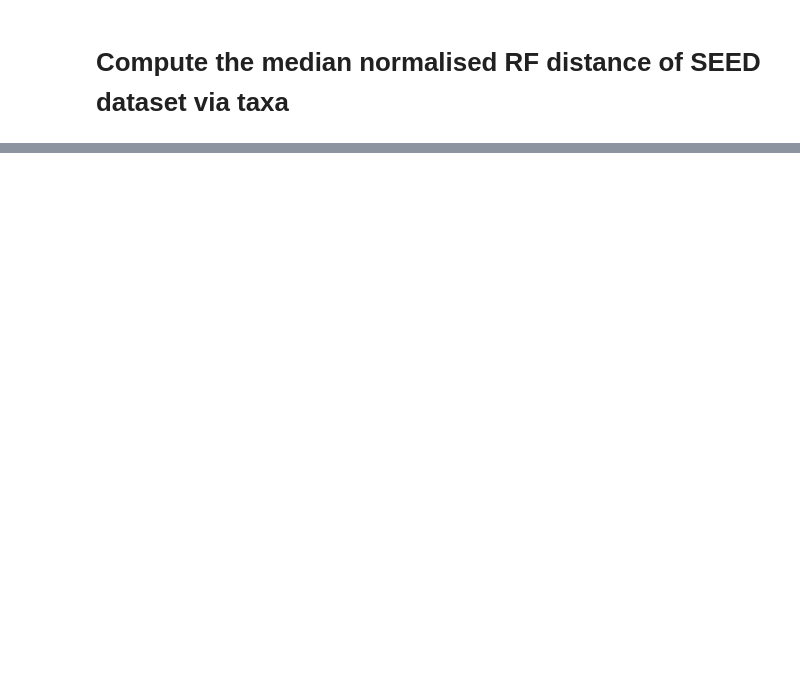
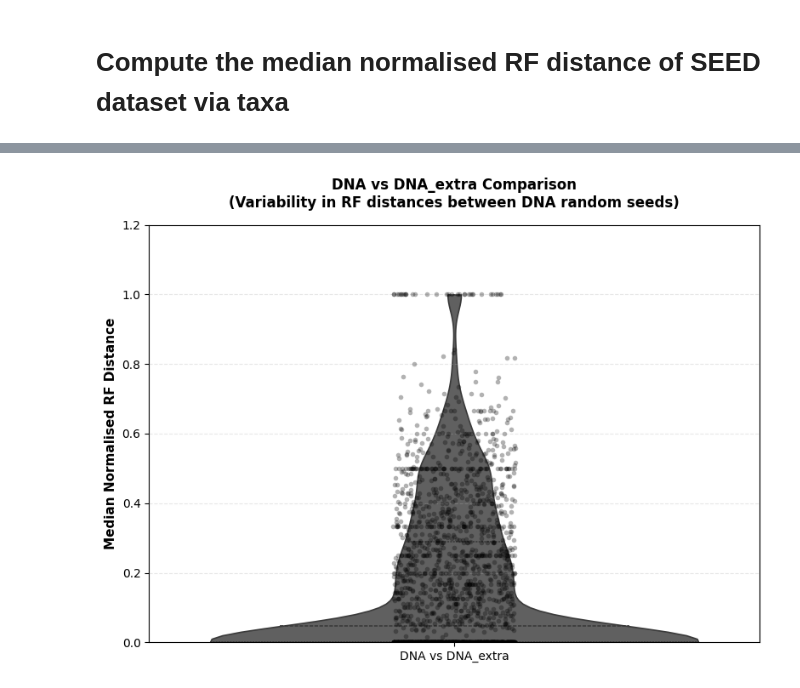
Before and after one commit to vannguyenh/RNAPhylo, a Jupyter notebook: scripts/analysis_scripts/RobinsonFould/RF_analysis_Normalisation_pVal/computePVal_SEED_UTest.ipynb, the cells around one changed output, grey strips where cells are left out. Cells and saved outputs as stored; diff of their text form; code cells hidden in the pictures; blank space fills up the shorter version.

```diff
--- a/scripts/analysis_scripts/RobinsonFould/RF_analysis_Normalisation_pVal/computePVal_SEED_UTest.ipynb
+++ b/scripts/analysis_scripts/RobinsonFould/RF_analysis_Normalisation_pVal/computePVal_SEED_UTest.ipynb
@@ -247,0 +660,82 @@ KeyError: 'OTHER_median_nRF'
+# %%
+#!/usr/bin/env python3
+"""
+Focused violin plot: DNA vs DNA_extra
+Shows variability in median RF distances between DNA and DNA_extra datasets
+(representing DNA trees inferred with different random seeds)
+"""
+
+import numpy as np
+import pandas as pd
+import seaborn as sns
+import matplotlib.pyplot as plt
+
+# ─── 1) EXTRACT DNA_EXTRA DATA ──────────────────────────────────────────────────
+df_dna_extra = seed_medians[
+    (seed_medians['Model'] == 'DNA_extra') &
+    (seed_medians['Category'] == 'DNA vs extra DNA')
+].copy()
+
+if len(df_dna_extra) == 0:
+    print("✗ ERROR: No DNA_extra data found. Check seed_medians dataframe.")
+else:
+    # ─── 2) PREPARE DATA FOR VIOLIN PLOT ────────────────────────────────────────
+    df_dna_extra['Group'] = 'DNA vs DNA_extra'
+
+    nrna = len(df_dna_extra)
+    n_mean = df_dna_extra['Median nRF'].mean()
+    n_median = df_dna_extra['Median nRF'].median()
+    n_std = df_dna_extra['Median nRF'].std()
+
+    # ─── 3) PLOT: VIOLIN + STRIP ───────────────────────────────────────────────
+    plt.figure(figsize=(8, 6))
+
+    sns.violinplot(
+        data=df_dna_extra,
+        x='Group',
+        y='Median nRF',
+        palette={'DNA vs DNA_extra': '#606060'},  # dark gray
+        cut=0,
+        inner='quartile',  # show median & IQR
+        linewidth=1.2
+    )
+
+    # Overlay individual RNA points
+    sns.stripplot(
+        data=df_dna_extra,
+        x='Group',
+        y='Median nRF',
+        color='black',
+        alpha=0.3,
+        size=4,
+        jitter=True
+    )
+
+    # ─── 4) LABELS & FORMATTING ────────────────────────────────────────────────
+    ymax = df_dna_extra['Median nRF'].max()
+    plt.ylim(0, ymax * 1.2)
+
+    plt.ylabel('Median Normalised RF Distance', fontsize=11, fontweight='bold')
+    plt.xlabel('')
+    plt.title('DNA vs DNA_extra Comparison\n(Variability in RF distances between DNA random seeds)',
+              fontsize=12, fontweight='bold', pad=15)
+    plt.grid(axis='y', alpha=0.3, linestyle='--')
+    plt.tight_layout()
+    plt.show()
+
+    # ─── 5) SUMMARY STATISTICS ────────────────────────────────────────────────
+    print("\n" + "="*70)
+    print("SUMMARY: DNA vs DNA_extra (RF Distance Variability)")
+    print("="*70)
+    print(f"N RNA families:        {nrna}")
+    print(f"Mean nRF:              {n_mean:.4f}")
+    print(f"Median nRF:            {n_median:.4f}")
+    print(f"Std Dev:               {n_std:.4f}")
+    print(f"Min:                   {df_dna_extra['Median nRF'].min():.4f}")
+    print(f"Max:                   {df_dna_extra['Median nRF'].max():.4f}")
+    print("="*70)
+    print("\nInterpretation:")
+    print("- This shows how much tree topologies vary between random seeds")
+    print("- High median nRF → significant seed-induced variation in DNA trees")
+    print("- Low median nRF → DNA trees robust across different random seeds")
+# %% [output]
@@ -247,0 +745 @@ KeyError: 'OTHER_median_nRF'
+[figure, added]
```
Also changed, not shown: parts of 17 cells of this notebook, 5 other files.
